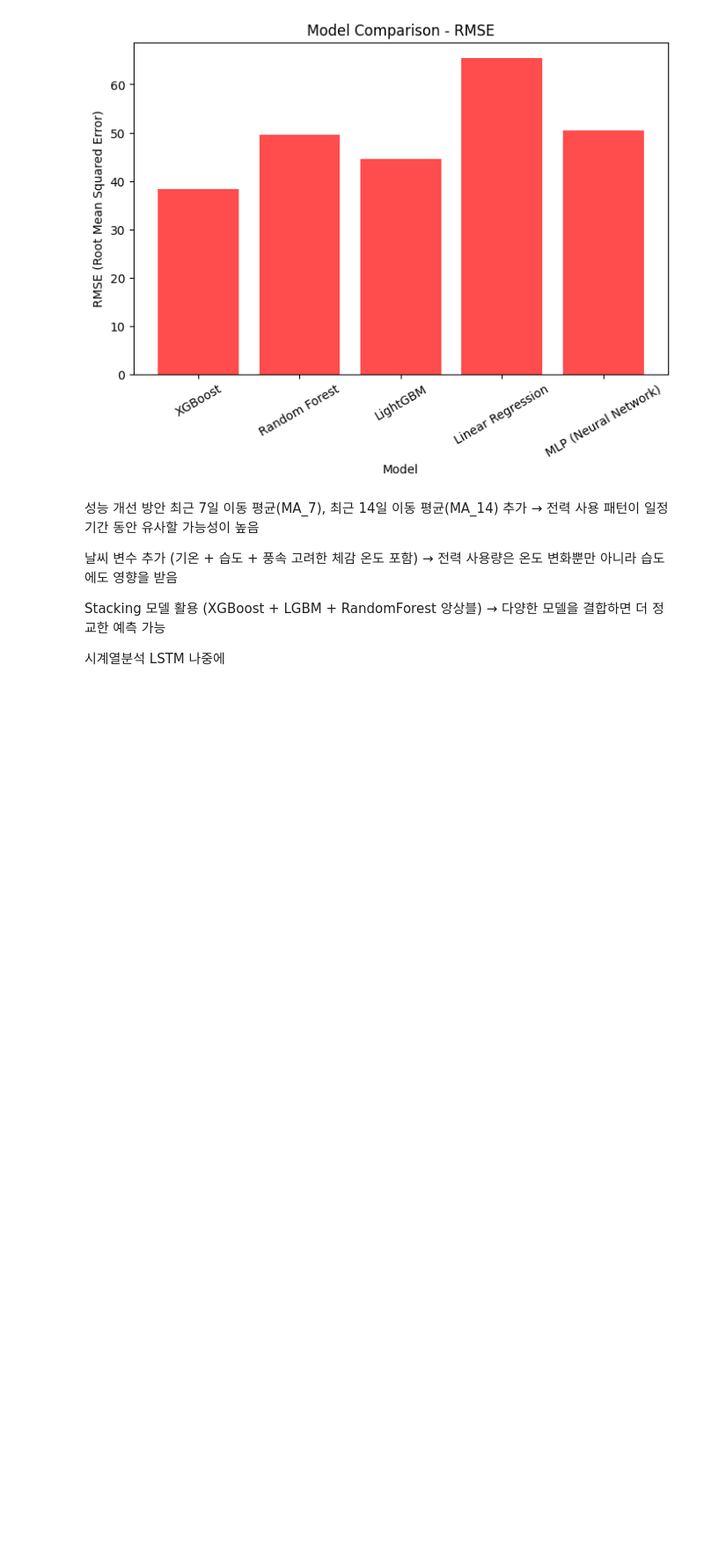
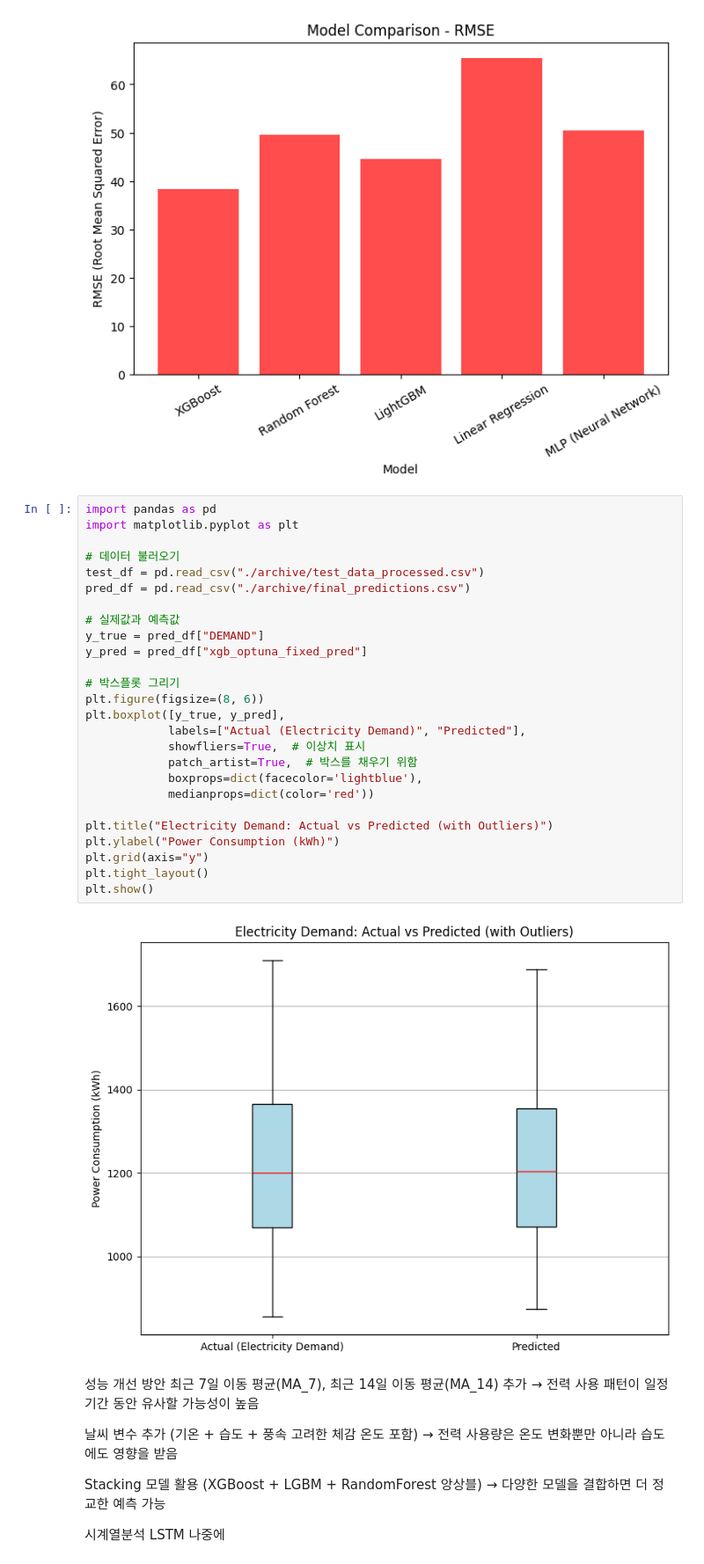
Before and after one commit to jeonjunhyeokk/LoadForeCasting_ML, a Jupyter notebook: LFC_v2.ipynb, the cells around one changed output. Shown at 88% size. Saved outputs shown, nothing was run; the diff lists cells and outputs as text; blank space fills up the shorter version.

Commit message:
박스플롯 추가

```diff
--- a/LFC_v2.ipynb
+++ b/LFC_v2.ipynb
@@ -810,6 +812,34 @@ plt.show()
 # %% [output]
 [figure]
 [figure]
+# %%
+import pandas as pd
+import matplotlib.pyplot as plt
+
+# 데이터 불러오기
+test_df = pd.read_csv("./archive/test_data_processed.csv")
+pred_df = pd.read_csv("./archive/final_predictions.csv")
+
+# 실제값과 예측값
+y_true = pred_df["DEMAND"]
+y_pred = pred_df["xgb_optuna_fixed_pred"]
+
+# 박스플롯 그리기
+plt.figure(figsize=(8, 6))
+plt.boxplot([y_true, y_pred],
+            labels=["Actual (Electricity Demand)", "Predicted"],
+            showfliers=True,  # 이상치 표시
+            patch_artist=True,  # 박스를 채우기 위함
+            boxprops=dict(facecolor='lightblue'),
+            medianprops=dict(color='red'))
+
+plt.title("Electricity Demand: Actual vs Predicted (with Outliers)")
+plt.ylabel("Power Consumption (kWh)")
+plt.grid(axis="y")
+plt.tight_layout()
+plt.show()
+# %% [output]
+[figure, added]
 # %% [markdown]
 성능 개선 방안
 최근 7일 이동 평균(MA_7), 최근 14일 이동 평균(MA_14) 추가
```
Also changed, not shown: parts of 1 cell of this notebook.
